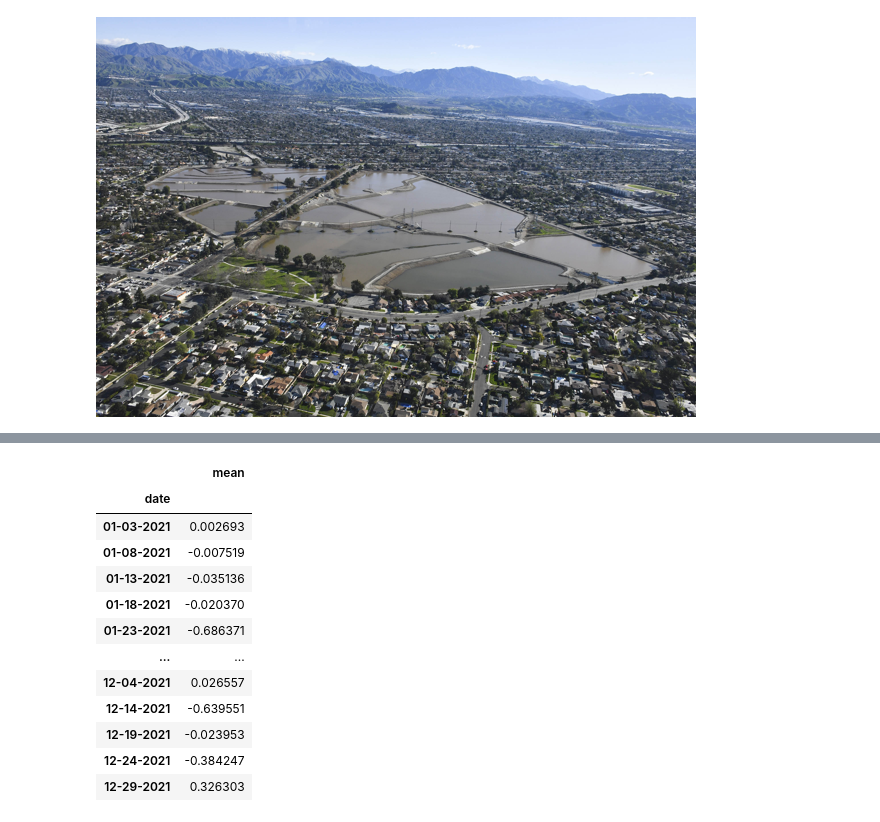
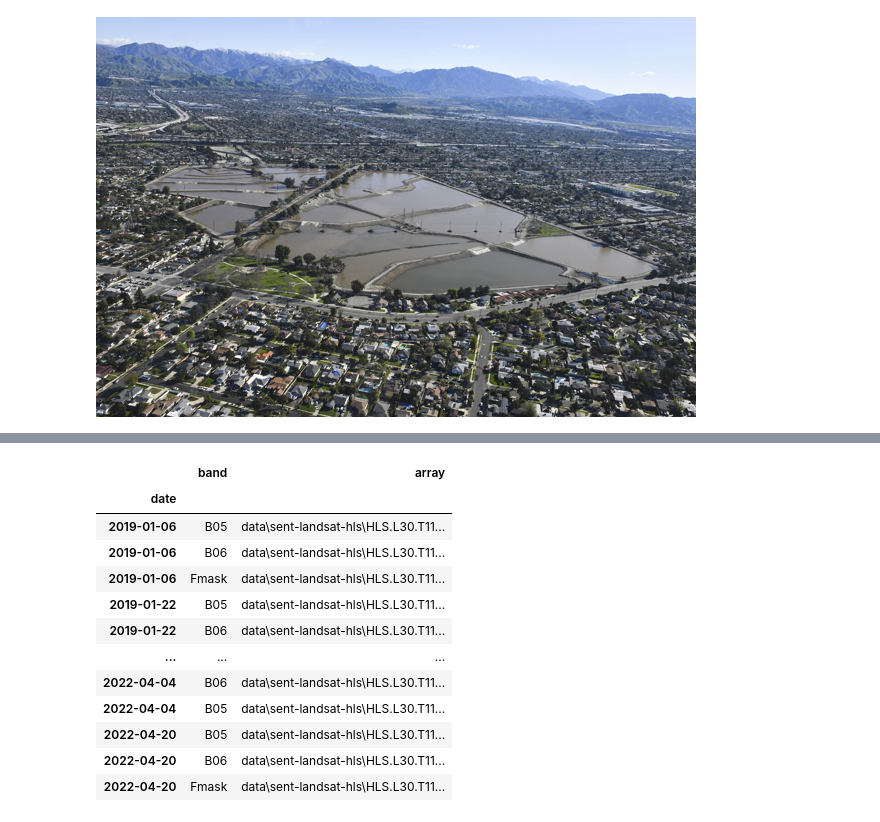
Before and after one commit to jensenwid/ea-capstone-2022, a Jupyter notebook: ea-capstone-workbook-2022.ipynb, the cells around one changed output, grey strips where cells are left out. Drawn from its saved outputs; the diff is of its cells as text; code cells hidden in the pictures.

```diff
--- a/ea-capstone-workbook-2022.ipynb
+++ b/ea-capstone-workbook-2022.ipynb
@@ -439,66 +471,31 @@ ratio
 # %%
 # Create loop to process a sample Sentinel-2 view
+band_list = []
 
-eaton_ndmi_list = []
-for tifs in ndmi_band_paths:
+# for tifs in all_band_paths:
+for tifs in sent_landsat_band_paths:
+
 
     filename = os.path.normpath(tifs).split(os.sep)[-1]
-    print("On",filename[-27:-20],"-",filename[-7:-4])
-    site = tifs[-33:-28]
-    olddate = tifs[-27:-20]
-    band = tifs[-7:-4]
+    name_components = filename.split(".")
+    site = name_components[2]
+    band = name_components[6]
+    old_date = name_components[3][0:7]
 
-    datetimeobject = datetime.strptime(olddate,'%Y%j')
+    datetimeobject = datetime.strptime(old_date,'%Y%j')
     date = datetimeobject.strftime('%m-%d-%Y')
 
-#     list_of_sites = (eaton_shape, pasadena_shape)
+    output = [date, band, tifs]
 
-#     for sites in list_of_sites:
-#         area_name = sites
-#         print ("Working on", sites)
-    cleaned_sent = open_clean_bands(tifs,
-                                    crop_bound=eaton_shape,
-                                    valid_range = (0,10000),
-                                   pixel_qa_path=scene_pixel_qa_path)
+    band_list.append(output)
 
-    # create output
-    output = [date, band, cleaned_sent[0]]
+band_df = pd.DataFrame(band_list,
+                   columns = ["date","band","array"])
 
-    #append to list before df
-    eaton_ndmi_list.append(output)
+band_df['date'] = pd.to_datetime(band_df.date)
 
-#Convert list of cleaned arrays with date and band to df
-eaton_ndmi_df = pd.DataFrame(eaton_ndmi_list,
-                       columns = ["date","band", "array"]
-                      ).sort_values(by=["date"])
+indexed_df = band_df.set_index("date").sort_values(by="date")
 
-eaton_indexed_df = eaton_ndmi_df.set_index("date")
-
-#Calculate NDMI through normalized difference of band 8 and 11
-eaton_mean_list = []
-eaton_ndmi_arrays = []
-for key, value in eaton_indexed_df.groupby(["date"]):
-    #define bands and perform normalized diff for ndmi
-    band_8 = value['array'][0]
-    band_11 = value['array'][1]
-    ndmi = (band_8-band_11) / (band_8+band_11)
-
-    mean_ndmi = ndmi.mean(skipna=True).item()
-
-    #Create outputs for mean ndmi list (and ndmi arrays just in case)
-    output_1 = [value.index[0], mean_ndmi]
-    eaton_mean_list.append(output_1)
-    output_2 = [date,ndmi]
-    eaton_ndmi_arrays.append(output_2)
-
-
-#Create dataframes for mean NDMI and NDMI arrays
-eaton_mean_df = pd.DataFrame(eaton_mean_list,
-                           columns = ["date","mean"])
-eaton_mean_ndmi_df = eaton_mean_df.set_index("date")
-
-eaton_ndmi_df = pd.DataFrame(eaton_ndmi_arrays,
-                           columns = ["date","ndmi"])
-# call mean NDMI dataframe
-eaton_mean_ndmi_df
+print(indexed_df.duplicated().sum())
+indexed_df
 # %% [output]
@@ -522,13 +503,13 @@ On 2021363 - B11
-|  | mean |
-| date |  |
-| 01-03-2021 | 0.002693 |
-| 01-08-2021 | -0.007519 |
-| 01-13-2021 | -0.035136 |
-| 01-18-2021 | -0.020370 |
-| 01-23-2021 | -0.686371 |
-| ... | ... |
-| 12-04-2021 | 0.026557 |
-| 12-14-2021 | -0.639551 |
-| 12-19-2021 | -0.023953 |
-| 12-24-2021 | -0.384247 |
-| 12-29-2021 | 0.326303 |
+|  | band | array |
+| date |  |  |
+| 2019-01-06 | B05 | data\sent-landsat-hls\HLS.L30.T11... |
+| 2019-01-06 | B06 | data\sent-landsat-hls\HLS.L30.T11... |
+| 2019-01-06 | Fmask | data\sent-landsat-hls\HLS.L30.T11... |
+| 2019-01-22 | B05 | data\sent-landsat-hls\HLS.L30.T11... |
+| 2019-01-22 | B06 | data\sent-landsat-hls\HLS.L30.T11... |
+| ... | ... | ... |
+| 2022-04-04 | B06 | data\sent-landsat-hls\HLS.L30.T11... |
+| 2022-04-04 | B05 | data\sent-landsat-hls\HLS.L30.T11... |
+| 2022-04-20 | B05 | data\sent-landsat-hls\HLS.L30.T11... |
+| 2022-04-20 | B06 | data\sent-landsat-hls\HLS.L30.T11... |
+| 2022-04-20 | Fmask | data\sent-landsat-hls\HLS.L30.T11... |
```
Also changed, not shown: parts of 49 cells of this notebook, 1 other file.
